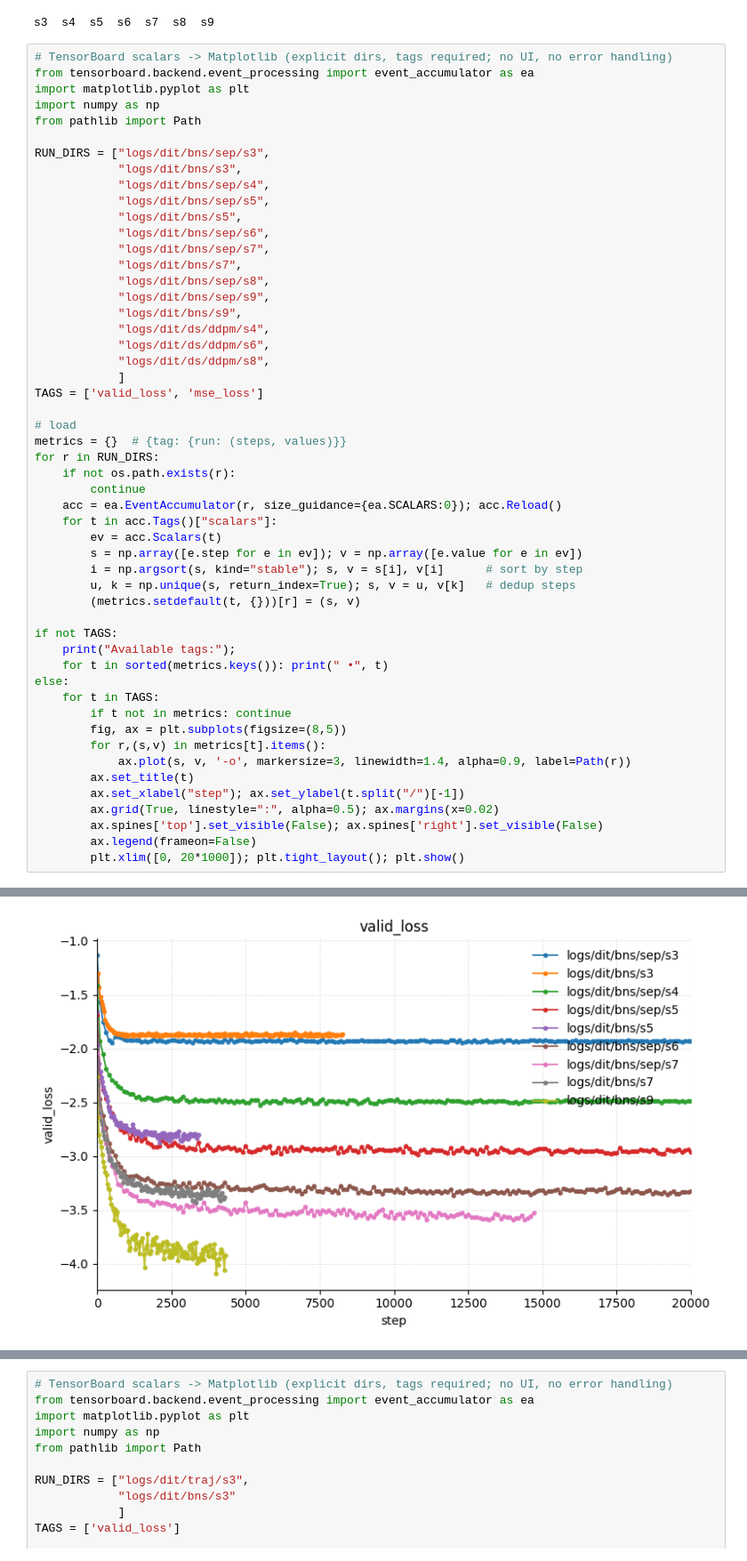
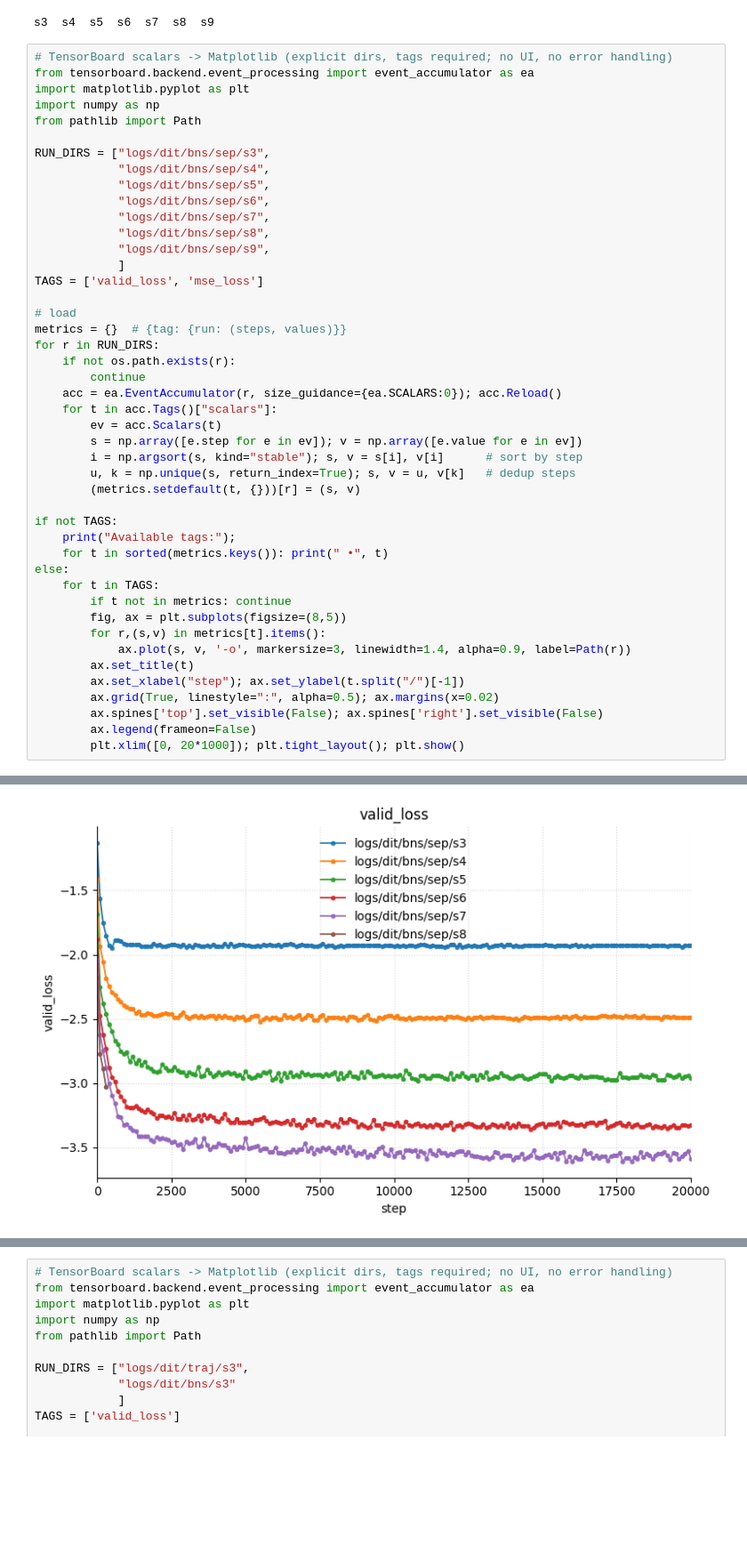
Before and after one commit to scpark20/logpx_samplers, a Jupyter notebook: reports/tensorboard_dit.ipynb, the cells around one changed output, grey strips where cells are left out. Shown: that part at 89% size. Saved outputs shown, nothing was run; the diff lists cells and outputs as text; blank space fills up the shorter version.

```diff
--- a/reports/tensorboard_dit.ipynb
+++ b/reports/tensorboard_dit.ipynb
@@ -13,19 +13,12 @@ import numpy as np
 from pathlib import Path
 
 RUN_DIRS = ["logs/dit/bns/sep/s3",
-            "logs/dit/bns/s3",
             "logs/dit/bns/sep/s4",
             "logs/dit/bns/sep/s5",
-            "logs/dit/bns/s5",
             "logs/dit/bns/sep/s6",
             "logs/dit/bns/sep/s7",
-            "logs/dit/bns/s7",
             "logs/dit/bns/sep/s8",
             "logs/dit/bns/sep/s9",
-            "logs/dit/bns/s9",
-            "logs/dit/ds/ddpm/s4",
-            "logs/dit/ds/ddpm/s6",
-            "logs/dit/ds/ddpm/s8",
             ]
 TAGS = ['valid_loss', 'mse_loss']
 
@@ -61 +56 @@ else:
-[figure, old version]
+[figure, new version]
```
Also changed, not shown: parts of 1 cell of this notebook, 1 other file.
